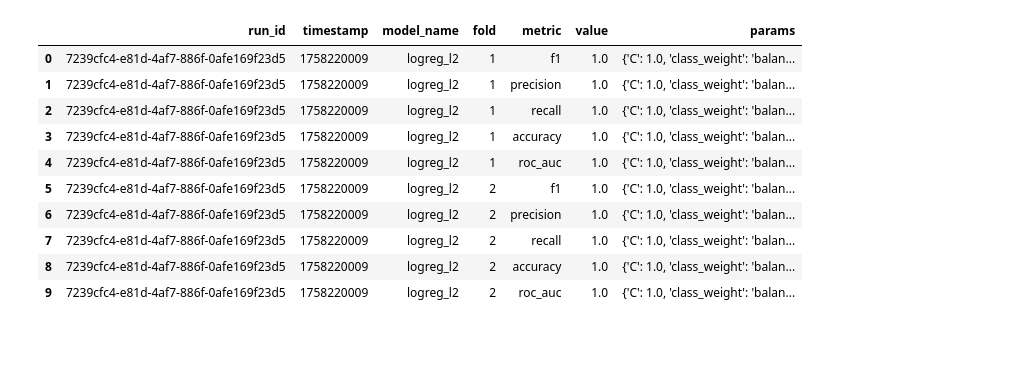
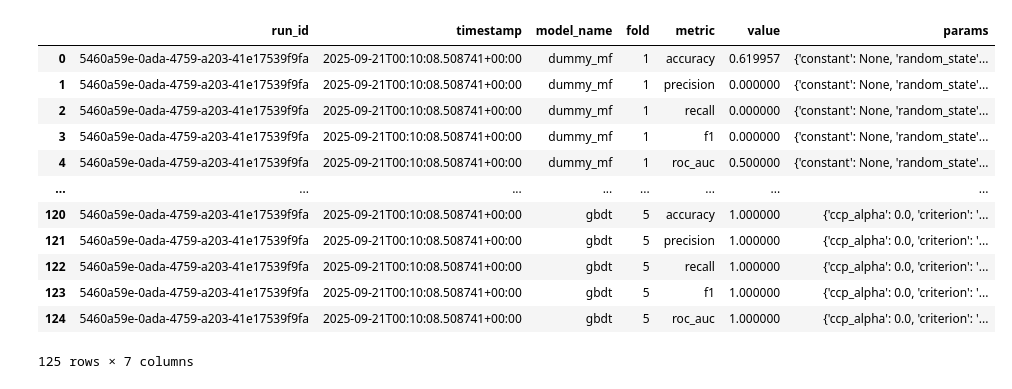
Before and after one commit to NDuan-510/MADS-MS2-Uber-Analysis, a Jupyter notebook: data_modelling.ipynb, the cells around one changed output. Cells and saved outputs as stored; diff of their text form; code cells hidden in the pictures; blank space fills up the shorter version.

```diff
--- a/data_modelling.ipynb
+++ b/data_modelling.ipynb
@@ -352,17 +479,19 @@ Saved metrics to artifacts/metrics/metrics.csv
 # %%
 # -----------------------------
-# (Optional) Cell 8) Peek metrics
+#  (Cell 8) Peek metrics
 # -----------------------------
-pd.read_csv("artifacts/metrics/metrics.csv").head(10)
+pd.read_csv("artifacts/metrics/metrics.csv")
 # %% [output]
 |  | run_id | timestamp | model_name | fold | metric | value | params |
-| 0 | 7239cfc4-e81d-4af7-886f-0afe169f23d5 | 1758220009 | logreg_l2 | 1 | f1 | 1.0 | {'C': 1.0, 'class_weight': 'balan... |
-| 1 | 7239cfc4-e81d-4af7-886f-0afe169f23d5 | 1758220009 | logreg_l2 | 1 | precision | 1.0 | {'C': 1.0, 'class_weight': 'balan... |
-| 2 | 7239cfc4-e81d-4af7-886f-0afe169f23d5 | 1758220009 | logreg_l2 | 1 | recall | 1.0 | {'C': 1.0, 'class_weight': 'balan... |
-| 3 | 7239cfc4-e81d-4af7-886f-0afe169f23d5 | 1758220009 | logreg_l2 | 1 | accuracy | 1.0 | {'C': 1.0, 'class_weight': 'balan... |
-| 4 | 7239cfc4-e81d-4af7-886f-0afe169f23d5 | 1758220009 | logreg_l2 | 1 | roc_auc | 1.0 | {'C': 1.0, 'class_weight': 'balan... |
-| 5 | 7239cfc4-e81d-4af7-886f-0afe169f23d5 | 1758220009 | logreg_l2 | 2 | f1 | 1.0 | {'C': 1.0, 'class_weight': 'balan... |
-| 6 | 7239cfc4-e81d-4af7-886f-0afe169f23d5 | 1758220009 | logreg_l2 | 2 | precision | 1.0 | {'C': 1.0, 'class_weight': 'balan... |
-| 7 | 7239cfc4-e81d-4af7-886f-0afe169f23d5 | 1758220009 | logreg_l2 | 2 | recall | 1.0 | {'C': 1.0, 'class_weight': 'balan... |
-| 8 | 7239cfc4-e81d-4af7-886f-0afe169f23d5 | 1758220009 | logreg_l2 | 2 | accuracy | 1.0 | {'C': 1.0, 'class_weight': 'balan... |
-| 9 | 7239cfc4-e81d-4af7-886f-0afe169f23d5 | 1758220009 | logreg_l2 | 2 | roc_auc | 1.0 | {'C': 1.0, 'class_weight': 'balan... |
+| 0 | 5460a59e-0ada-4759-a203-41e17539f9fa | 2025-09-21T00:10:08.508741+00:00 | dummy_mf | 1 | accuracy | 0.619957 | {'constant': None, 'random_state'... |
+| 1 | 5460a59e-0ada-4759-a203-41e17539f9fa | 2025-09-21T00:10:08.508741+00:00 | dummy_mf | 1 | precision | 0.000000 | {'constant': None, 'random_state'... |
+| 2 | 5460a59e-0ada-4759-a203-41e17539f9fa | 2025-09-21T00:10:08.508741+00:00 | dummy_mf | 1 | recall | 0.000000 | {'constant': None, 'random_state'... |
+| 3 | 5460a59e-0ada-4759-a203-41e17539f9fa | 2025-09-21T00:10:08.508741+00:00 | dummy_mf | 1 | f1 | 0.000000 | {'constant': None, 'random_state'... |
+| 4 | 5460a59e-0ada-4759-a203-41e17539f9fa | 2025-09-21T00:10:08.508741+00:00 | dummy_mf | 1 | roc_auc | 0.500000 | {'constant': None, 'random_state'... |
+| ... | ... | ... | ... | ... | ... | ... | ... |
+| 120 | 5460a59e-0ada-4759-a203-41e17539f9fa | 2025-09-21T00:10:08.508741+00:00 | gbdt | 5 | accuracy | 1.000000 | {'ccp_alpha': 0.0, 'criterion': '... |
+| 121 | 5460a59e-0ada-4759-a203-41e17539f9fa | 2025-09-21T00:10:08.508741+00:00 | gbdt | 5 | precision | 1.000000 | {'ccp_alpha': 0.0, 'criterion': '... |
+| 122 | 5460a59e-0ada-4759-a203-41e17539f9fa | 2025-09-21T00:10:08.508741+00:00 | gbdt | 5 | recall | 1.000000 | {'ccp_alpha': 0.0, 'criterion': '... |
+| 123 | 5460a59e-0ada-4759-a203-41e17539f9fa | 2025-09-21T00:10:08.508741+00:00 | gbdt | 5 | f1 | 1.000000 | {'ccp_alpha': 0.0, 'criterion': '... |
+| 124 | 5460a59e-0ada-4759-a203-41e17539f9fa | 2025-09-21T00:10:08.508741+00:00 | gbdt | 5 | roc_auc | 1.000000 | {'ccp_alpha': 0.0, 'criterion': '... |
+125 rows × 7 columns
```
Also changed, not shown: parts of 16 cells of this notebook, 2 other files.
